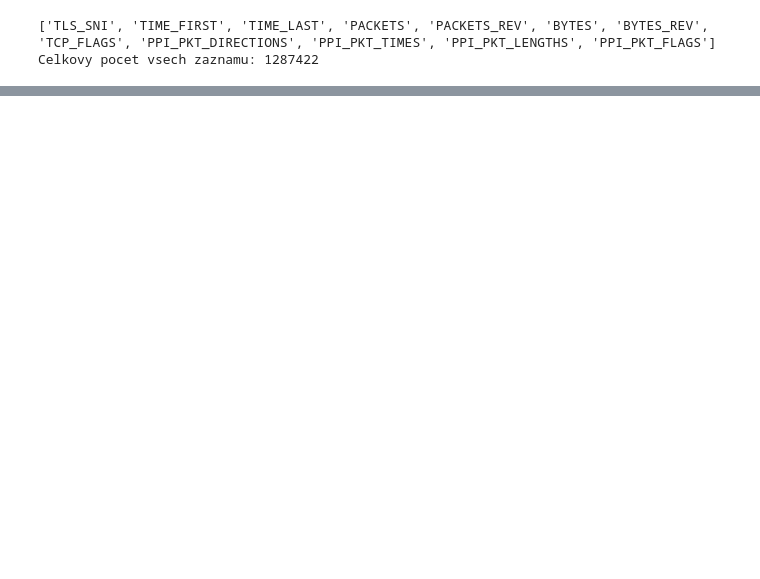
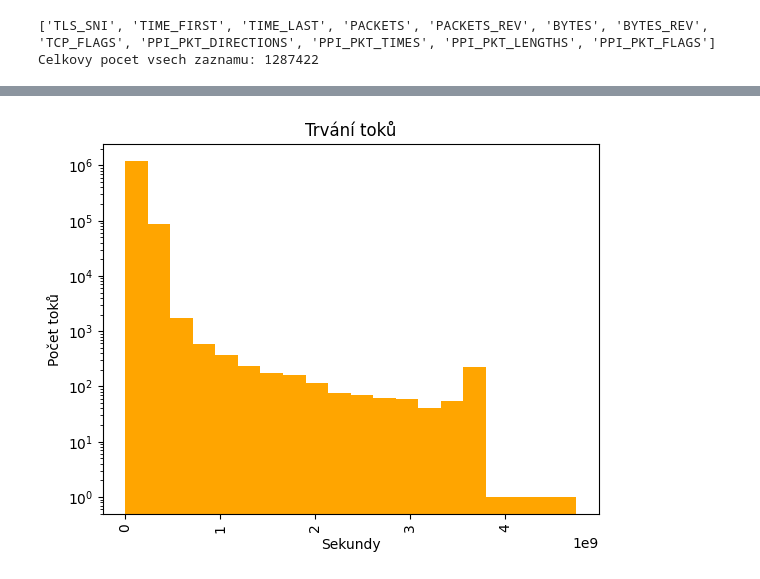
Before and after one commit to Aenariss/pds-projekt, a Jupyter notebook: analysis.ipynb, the cells around one changed output, grey strips where cells are left out. Saved outputs shown, nothing was run; the diff lists cells and outputs as text; code cells hidden in the pictures; blank space fills up the shorter version.

```diff
--- a/analysis.ipynb
+++ b/analysis.ipynb
@@ -194,0 +418,24 @@ Jelikož je toto číslo tak vysoké, je možné, že data pochází od uživate
+# %%
+df["TIMES"] = df["TIME_LAST"] - df["TIME_FIRST"]
+times = df["TIMES"]
+print(times.describe())
+
+# Obrazek prumerne delky toku
+fig, ax = plt.subplots()
+
+times_numeric = df["TIMES"].astype('int64')
+
+# Tvorba grafu, logaritmicke skalovani
+ax.hist(times_numeric, bins=20, color='orange', log=True)
+
+# Nastaveni popisu obrazku a os X a Y
+ax.set_title("Trvání toků")
+ax.set_xlabel('Sekundy')
+ax.set_ylabel('Počet toků')
+
+# Otoceni osy X, at jsou casy citelne
+ax.tick_params(axis='x', rotation=90)
+
+# Zobrazeni obrazku
+plt.show()
+# %% [output]
@@ -194,0 +451 @@ Jelikož je toto číslo tak vysoké, je možné, že data pochází od uživate
+[figure, added]
```
Also changed, not shown: parts of 102 cells of this notebook.
